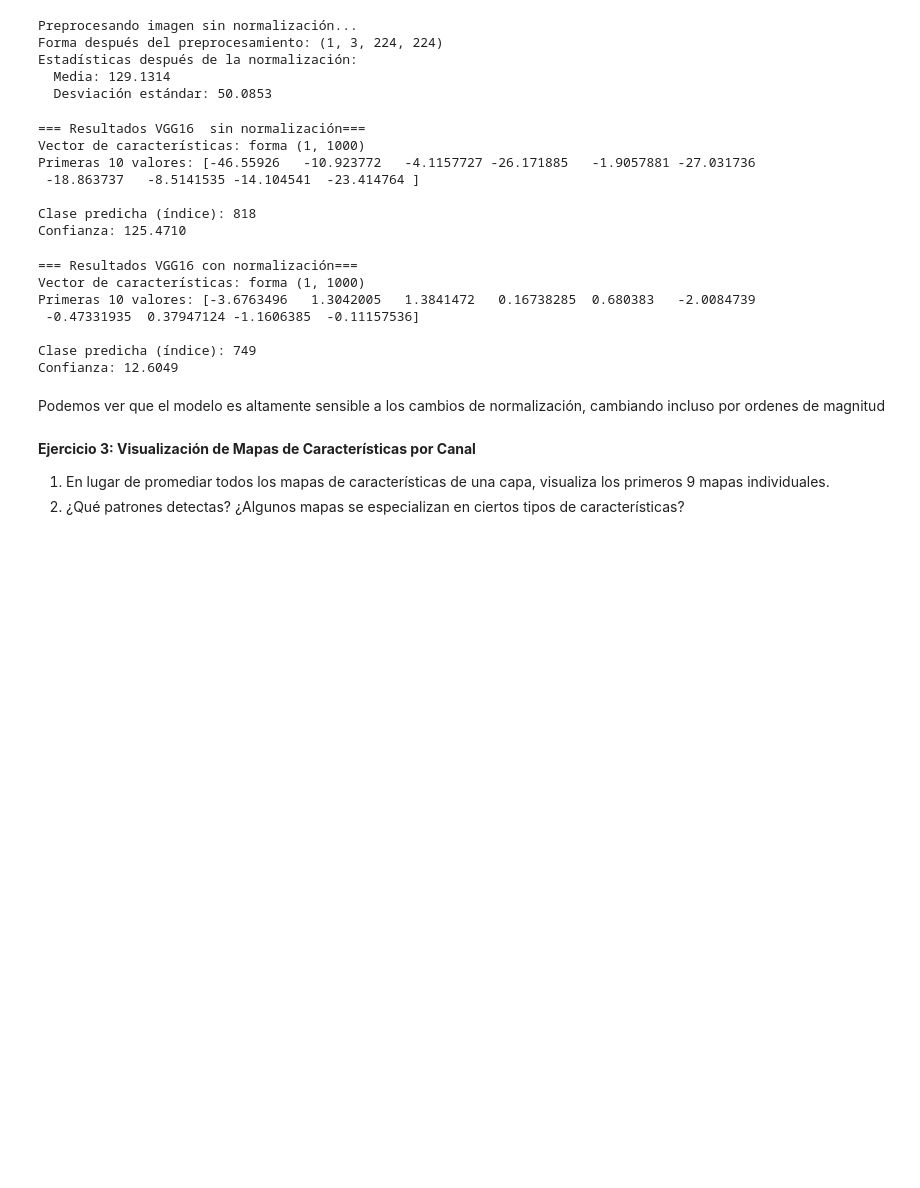
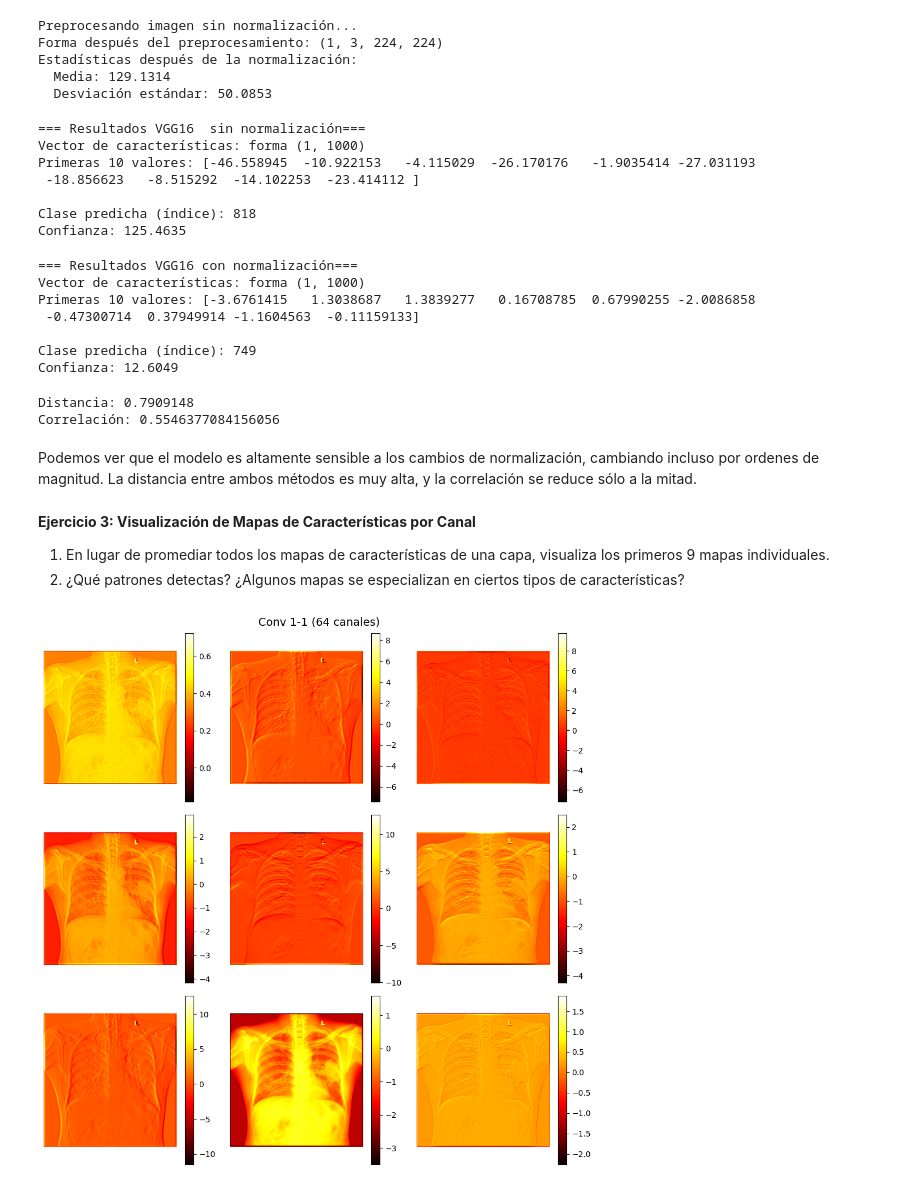
Before and after one commit to Pantareje/dsp_2025, a Jupyter notebook: notebook_05.ipynb, the cells around one changed output. Saved outputs shown, nothing was run; the diff lists cells and outputs as text; code cells hidden in the pictures; blank space fills up the shorter version.

```diff
--- a/notebook_05.ipynb
+++ b/notebook_05.ipynb
@@ -246,7 +246,7 @@ Un **modelo pre-entrenado** es una red neuronal que ya ha sido entrenada en un d
 # %%
 # --- Descargar y cargar VGG16 pre-entrenado ---
 print("Descargando modelo VGG16 pre-entrenado...")
-model_vgg16 = models.vgg16(pretrained=True)
+model_vgg16 = models.vgg16(weights=models.VGG16_Weights.DEFAULT)
 model_vgg16.eval()  # Modo de evaluación (sin dropout, etc.)
 model_vgg16.to(device)
 
@@ -723,62 +741,68 @@ print(f"Confianza: {features[0, predicted_class_idx]:.4f}")
 # %% [output]
 === Resultados VGG16  sin normalización===
 Vector de características: forma (1, 1000)
-Primeras 10 valores: [-46.55926   -10.923772   -4.1157727 -26.171885   -1.9057881 -27.031736
- -18.863737   -8.5141535 -14.104541  -23.414764 ]
+Primeras 10 valores: [-46.558945  -10.922153   -4.115029  -26.170176   -1.9035414 -27.031193
+ -18.856623   -8.515292  -14.102253  -23.414112 ]
 
 Clase predicha (índice): 818
-Confianza: 125.4710
+Confianza: 125.4635
 # %%
 print("\n=== Resultados VGG16 con normalización===")
 # --- Extraer características de la imagen ---
-features = extract_features(x_preprocessed, model_vgg16, device)
+features_norm = extract_features(x_preprocessed, model_vgg16, device)
 
-print(f"Vector de características: forma {features.shape}")
-print(f"Primeras 10 valores: {features[0, :10]}")
+print(f"Vector de características: forma {features_norm.shape}")
+print(f"Primeras 10 valores: {features_norm[0, :10]}")
 
 # --- Obtener la predicción ---
-predicted_class_idx = np.argmax(features[0])
+predicted_class_idx = np.argmax(features_norm[0])
 print(f"\nClase predicha (índice): {predicted_class_idx}")
-print(f"Confianza: {features[0, predicted_class_idx]:.4f}")
+print(f"Confianza: {features_norm[0, predicted_class_idx]:.4f}")
 # %% [output]
 === Resultados VGG16 con normalización===
 Vector de características: forma (1, 1000)
-Primeras 10 valores: [-3.6763496   1.3042005   1.3841472   0.16738285  0.680383   -2.0084739
- -0.47331935  0.37947124 -1.1606385  -0.11157536]
+Primeras 10 valores: [-3.6761415   1.3038687   1.3839277   0.16708785  0.67990255 -2.0086858
+ -0.47300714  0.37949914 -1.1604563  -0.11159133]
 
 Clase predicha (índice): 749
 Confianza: 12.6049
 # %%
-# TODO: calcular correlación
+print("Distancia:", np.linalg.norm(features - features_norm) / len(features[0]))
+print("Correlación:", np.corrcoef(features, features_norm)[0, 1])
+# %% [output]
+Distancia: 0.7909148
+Correlación: 0.5546377084156056
 # %% [markdown]
-Podemos ver que el modelo es altamente sensible a los cambios de normalización, cambiando incluso por ordenes de magnitud
+Podemos ver que el modelo es altamente sensible a los cambios de normalización, cambiando incluso por ordenes de magnitud. La distancia entre ambos métodos es muy alta, y la correlación se reduce sólo a la mitad.
 # %% [markdown]
 **Ejercicio 3: Visualización de Mapas de Características por Canal**
 1.  En lugar de promediar todos los mapas de características de una capa, visualiza los primeros 9 mapas individuales.
 2.  ¿Qué patrones detectas? ¿Algunos mapas se especializan en ciertos tipos de características?
 # %%
-# TODO: esto es copiado de arriba, hay que hacerlo todavía
 # --- Visualizar activaciones de diferentes capas ---
-fig, axes = plt.subplots(2, 3, figsize=(15, 10))
-fig.suptitle('Activaciones en Diferentes Capas de VGG16', fontsize=16)
+import numpy as np
+import matplotlib.pyplot as plt
 
-layer_indices = [0, 1, 2, 3, 4, 5, 6, 7, 8, 9]  # Índices de capas convolucionales
-layer_labels = ['Conv 1-1 (64 canales)', 'Conv 1-2 (64)', 'Conv 2-1 (128)',
-                'Conv 3-1 (256)', 'Conv 4-1 (512)', 'Conv 5-1 (512)']
+layer_indices = [0, 1, 2, 3, 4, 5, 6, 7, 8, 9]
+layer_labels = ['Conv 1-1 (64 canales)']
 
-for idx, (layer_idx, label) in enumerate(zip(layer_indices, layer_labels)):
-    ax = axes[idx // 3, idx % 3]
-
-    # Obtener activaciones
+for layer_idx, label in zip(layer_indices, layer_labels):
     activation = get_layer_output(x_preprocessed, model_vgg16, device, str(layer_idx))
-
-    # Visualizar el promedio de todos los mapas de características
-    # feature_map_avg = np.mean(activation[0], axis=0)
-
-    im = ax.imshow(feature_map_avg, cmap='hot')
-    ax.set_title(label)
-    ax.axis('off')
-    plt.colorbar(im, ax=ax)
-
-plt.tight_layout()
-plt.show()
+    act = activation[0]
+    act = np.array(act)
+    num_maps = min(9, act.shape[0])
+    fig, axes = plt.subplots(3, 3, figsize=(10, 10))
+    fig.suptitle(label, fontsize=14)
+    for i in range(9):
+        ax = axes[i // 3, i % 3]
+        if i < num_maps:
+            fm = act[i]
+            im = ax.imshow(fm, cmap='hot')
+            ax.axis('off')
+            fig.colorbar(im, ax=ax)
+        else:
+            ax.axis('off')
+    plt.tight_layout()
+    plt.show()
+# %% [output]
+[figure, added]
```
Also changed, not shown: parts of 11 cells of this notebook, 1 other file.
